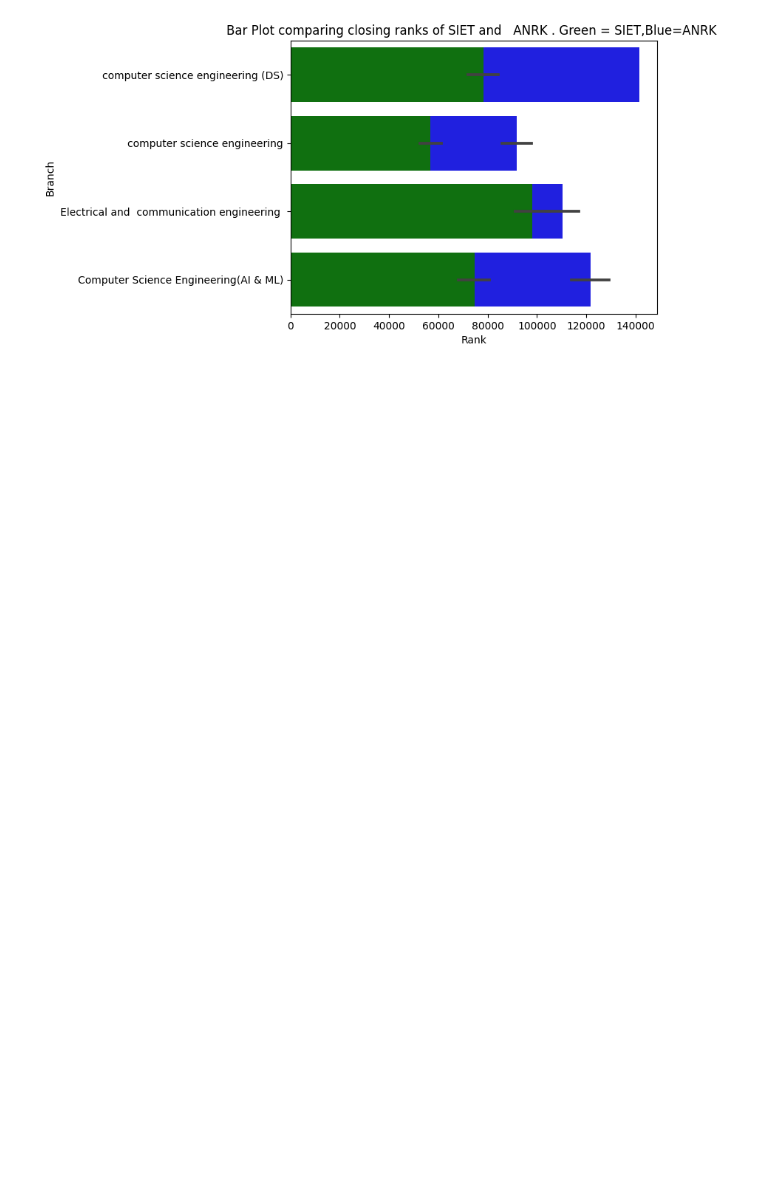
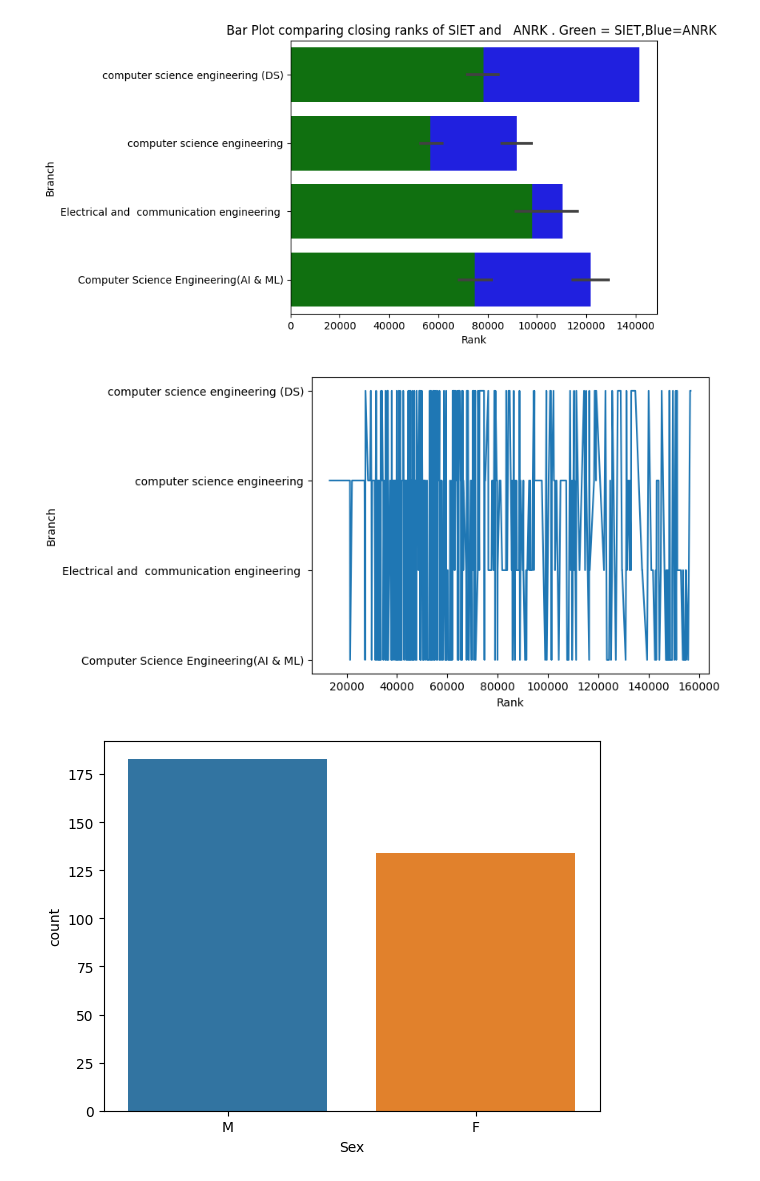
Before and after one commit to Arpan-000/IntroToSeaBorn, a Jupyter notebook: introtoseaborn.ipynb, the cells around one changed output. Drawn from its saved outputs; the diff is of its cells as text; code cells hidden in the pictures; blank space fills up the shorter version.

```diff
--- a/introtoseaborn.ipynb
+++ b/introtoseaborn.ipynb
@@ -3,30 +3,44 @@
 # %%
 import pandas as pd
 import seaborn as sns
 import matplotlib.pyplot as plt
 df = pd.read_csv('REALANUR.csv')
 df1 = pd.read_csv('SREYAS1.csv')
 sns.barplot(x='Rank', y='Branch', data=df)
 #print(df.columns)
 plt.xlabel('Rank')
 plt.ylabel('Branch')
 plt.title('Bar Plot of Rank by Branch of Anurag group of Institutions(ANRK)')
 
 plt.show()
 
 sns.barplot(x='Rank', y='Branch', data=df1)
 plt.xlabel('Rank')
 plt.ylabel('Branch')
 plt.title('Bar Plot of Rank by Branch of Sreyas institute of engineering and technology(SIET)')
 
 plt.show()
 ax = plt.subplot()
 ax = sns.barplot(x =df["Rank"],y = df["Branch"],color = "b")
 ax = sns.barplot(x =df1["Rank"],y = df1["Branch"],color = "g")
 ax.set(xlabel="Rank", ylabel="Branch")
 plt.title('Bar Plot comparing closing ranks of SIET and   ANRK . Green = SIET,Blue=ANRK ')
 plt.show()
+
+sns.lineplot(x = "Rank",y = "Branch",data = df1)
+plt.show()
+
+#plot = sns.histplot(df, kde=True, color="m")
+#plt.show()
+
+plot = sns.countplot(x = "Sex",data = df)
+plt.show()
+plot = sns.countplot(x = "Sex",data = df1)
+
+plt.show()
 # %% [output]
 [figure]
 [figure]
 [figure]
+[figure, added]
+[figure, added]
```
Also changed, not shown: parts of 1 cell of this notebook.
